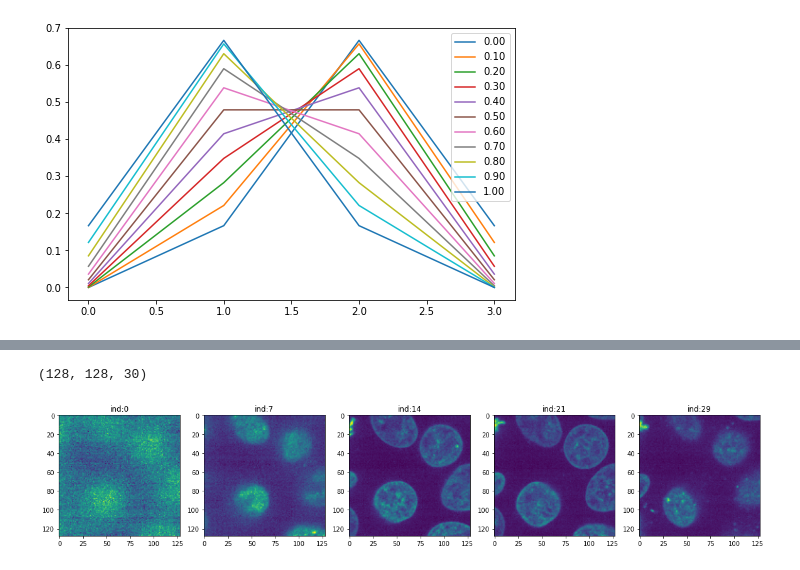
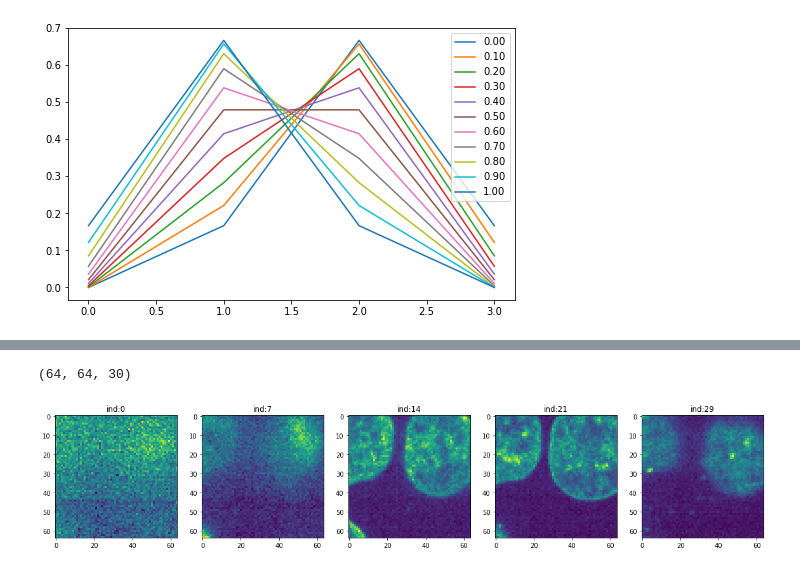
Before and after one commit to kkhchung/smlm-dl, a Jupyter notebook: smlm_dl/spline_tests.ipynb, the cells around one changed output, grey strips where cells are left out. Cells and saved outputs as stored; diff of their text form; code cells hidden in the pictures.

```diff
--- a/smlm_dl/spline_tests.ipynb
+++ b/smlm_dl/spline_tests.ipynb
@@ -146,17 +143,17 @@ Line #      Hits         Time  Per Hit   % Time  Line Contents
 # %%
-volume = skimage.data.cells3d()[15:-15,1,64:-64,64:-64].astype(np.float32)
+volume = skimage.data.cells3d()[15:-15,1,128:128+64,192:192+64].astype(np.float32)
 volume = np.moveaxis(volume, 0, -1)
 print(volume.shape)
 
 n=5
 fig, axes = subplots(1, n, figsize=(4*n, 4))
 for i, j in enumerate(np.linspace(0, volume.shape[2]-1, n)):
     j = np.floor(j).astype(int)
     axes[i].imshow(volume[:,:,j])
     axes[i].set_title("ind:{}".format(j))
 # %% [output]
-(128, 128, 30)
+(64, 64, 30)
-[figure, old version]
+[figure, new version]
 # %%
 reload(renderer)
 spline_model = renderer.Spline3DRenderer(volume.shape[:2], [], k=3, template_init=volume)
```
Also changed, not shown: parts of 13 cells of this notebook, 1 other file.
